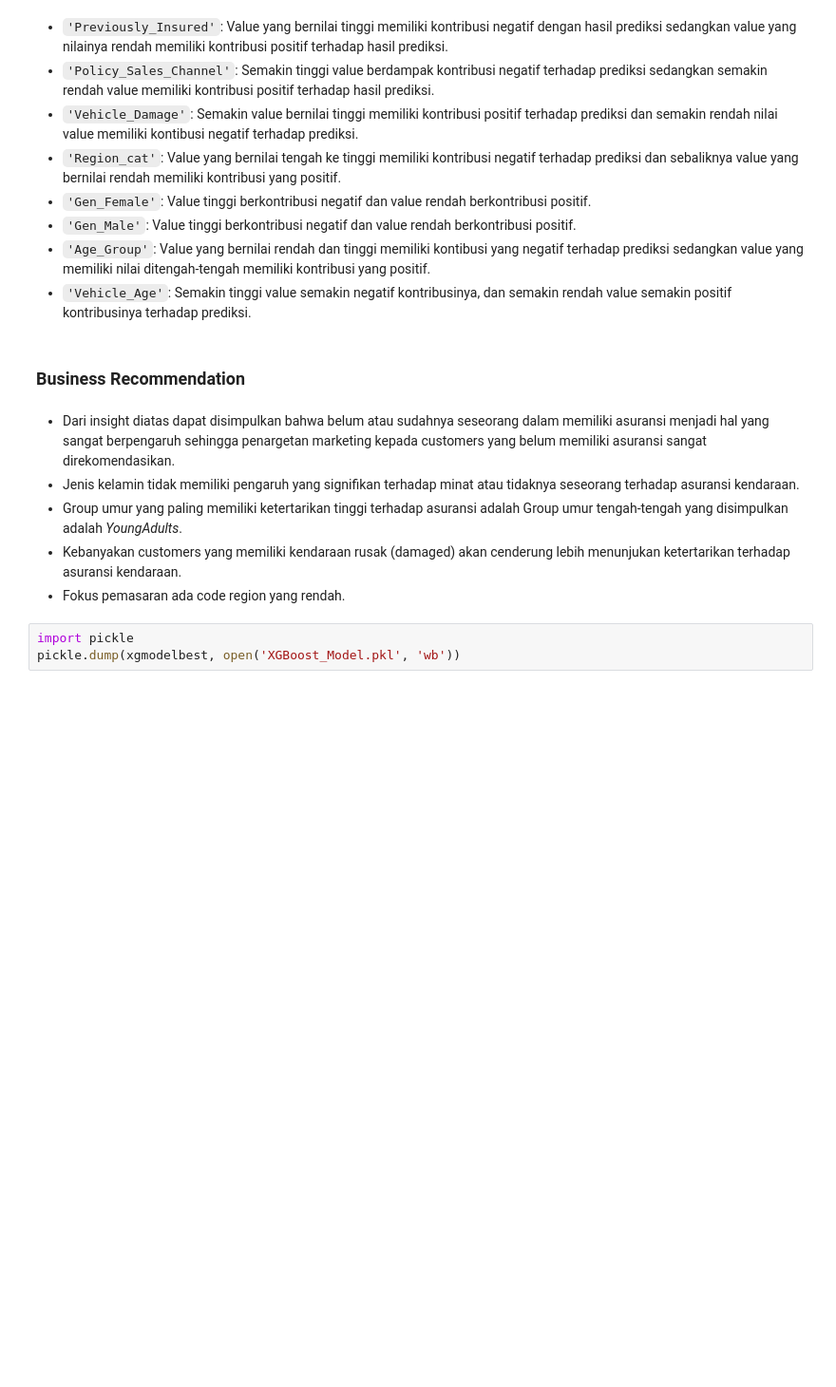
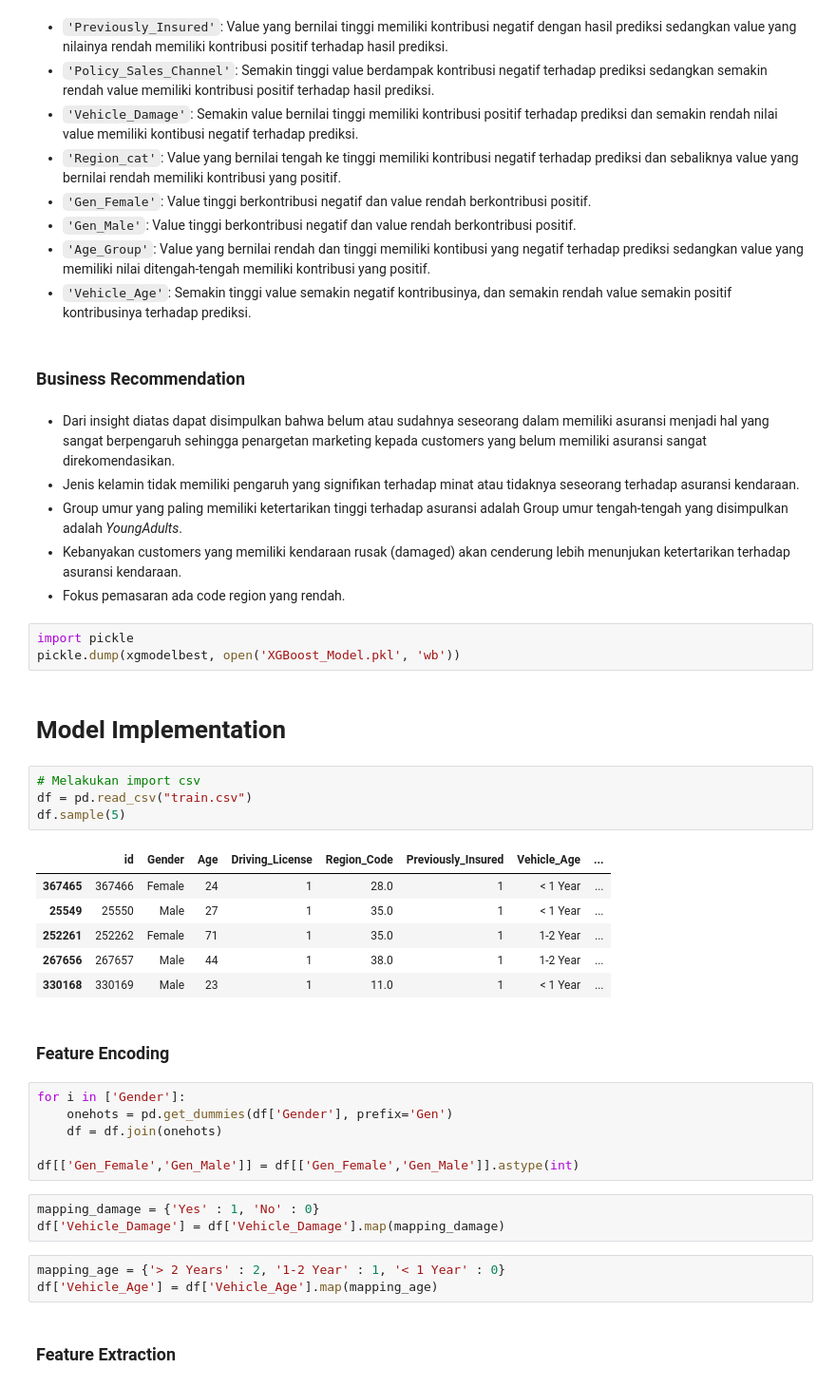
Before and after one commit to gabmrn/Cross-Sel-Prediction-Preprocessing-and-Modelling, a Jupyter notebook: Stage_3.ipynb, the cells around one changed output. Shown at 95% size. Cells and saved outputs as stored; diff of their text form; blank space fills up the shorter version.

Commit message:
Add Implementation

```diff
--- a/Stage_3.ipynb
+++ b/Stage_3.ipynb
@@ -1293,3 +1293,32 @@ shap.summary_plot(shap_values, X_test)
 # %%
 import pickle
 pickle.dump(xgmodelbest, open('XGBoost_Model.pkl', 'wb'))
+# %% [markdown]
+# Model Implementation
+# %%
+# Melakukan import csv
+df = pd.read_csv("train.csv")
+df.sample(5)
+# %% [output]
+|  | id | Gender | Age | Driving_License | Region_Code | Previously_Insured | Vehicle_Age | ... |
+| 367465 | 367466 | Female | 24 | 1 | 28.0 | 1 | < 1 Year | ... |
+| 25549 | 25550 | Male | 27 | 1 | 35.0 | 1 | < 1 Year | ... |
+| 252261 | 252262 | Female | 71 | 1 | 35.0 | 1 | 1-2 Year | ... |
+| 267656 | 267657 | Male | 44 | 1 | 38.0 | 1 | 1-2 Year | ... |
+| 330168 | 330169 | Male | 23 | 1 | 11.0 | 1 | < 1 Year | ... |
+# %% [markdown]
+### Feature Encoding
+# %%
+for i in ['Gender']:
+    onehots = pd.get_dummies(df['Gender'], prefix='Gen')
+    df = df.join(onehots)
+
+df[['Gen_Female','Gen_Male']] = df[['Gen_Female','Gen_Male']].astype(int)
+# %%
+mapping_damage = {'Yes' : 1, 'No' : 0}
+df['Vehicle_Damage'] = df['Vehicle_Damage'].map(mapping_damage)
+# %%
+mapping_age = {'> 2 Years' : 2, '1-2 Year' : 1, '< 1 Year' : 0}
+df['Vehicle_Age'] = df['Vehicle_Age'].map(mapping_age)
+# %% [markdown]
+### Feature Extraction
```
Also changed, not shown: parts of 12 cells of this notebook.
